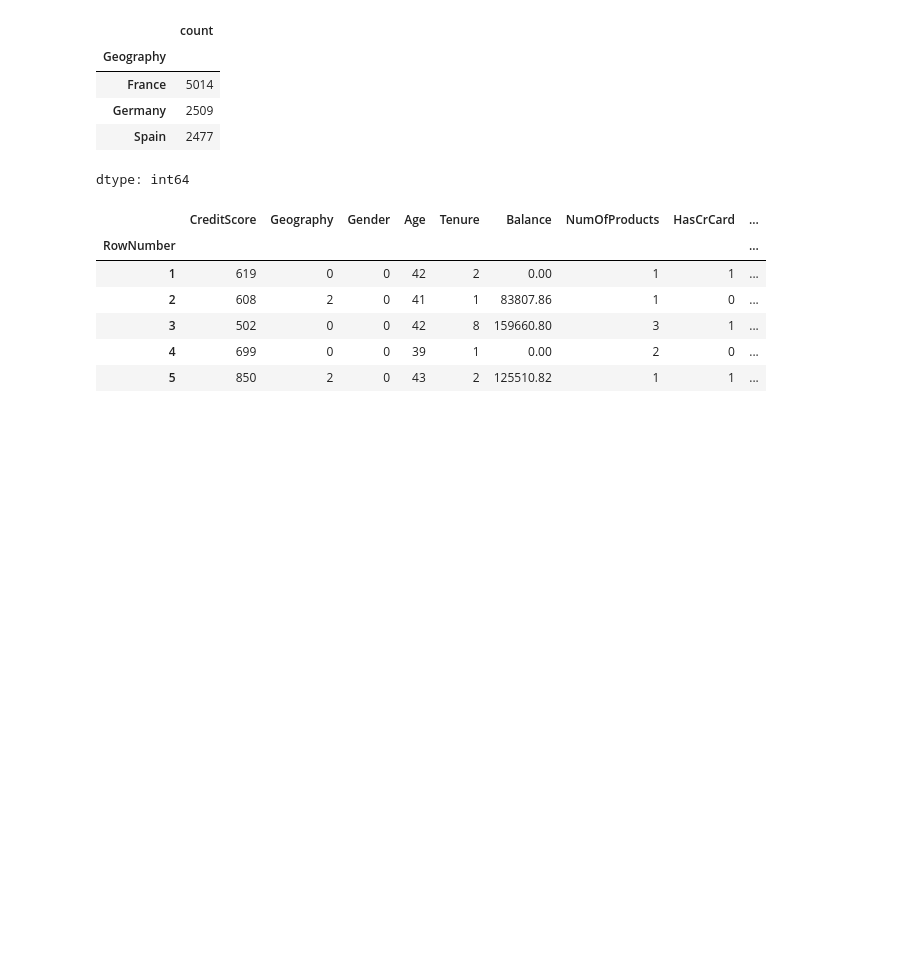
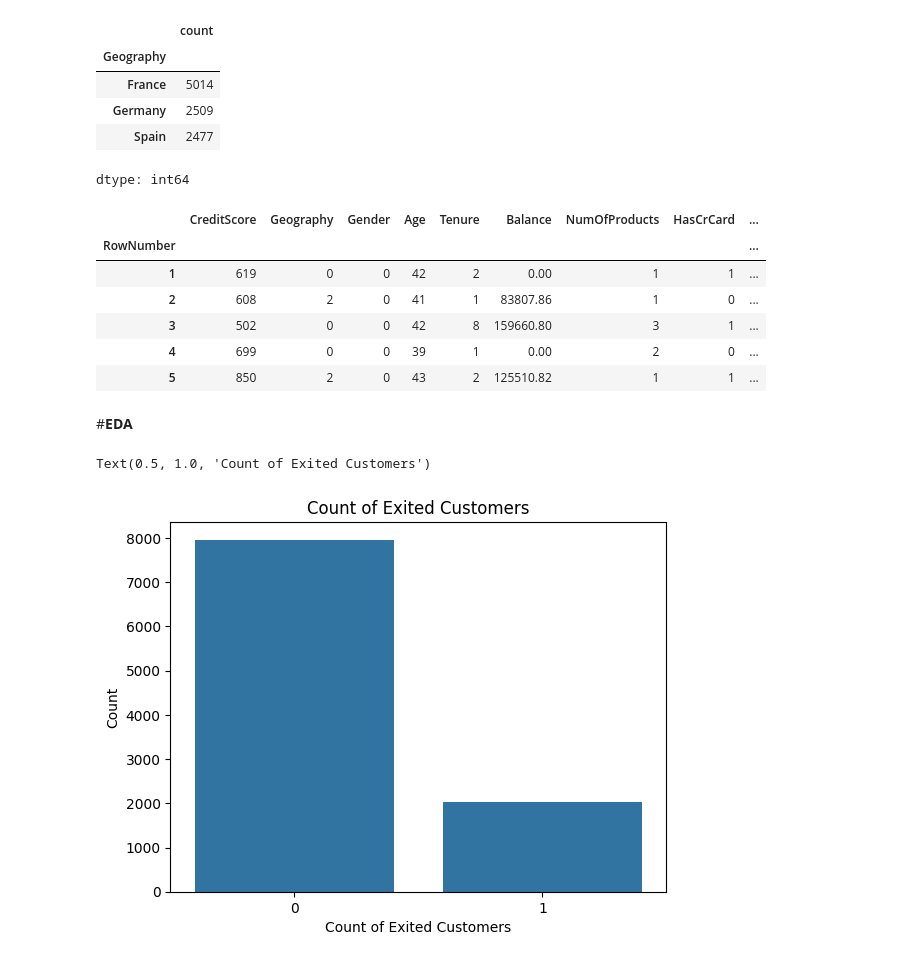
Before and after one commit to Saifullah785/deep-learning-projects, a Jupyter notebook: Project_05_Customer_Churn_classification_with_ANN/Project_05_Customer_Churn_classification_with_ANN.ipynb, the cells around one changed output. Cells and saved outputs as stored; diff of their text form; code cells hidden in the pictures; blank space fills up the shorter version.

```diff
--- a/Project_05_Customer_Churn_classification_with_ANN/Project_05_Customer_Churn_classification_with_ANN.ipynb
+++ b/Project_05_Customer_Churn_classification_with_ANN/Project_05_Customer_Churn_classification_with_ANN.ipynb
@@ -134,3 +134,13 @@ churn_data_encoded.head()
 | 3 | 502 | 0 | 0 | 42 | 8 | 159660.80 | 3 | 1 | ... |
 | 4 | 699 | 0 | 0 | 39 | 1 | 0.00 | 2 | 0 | ... |
 | 5 | 850 | 2 | 0 | 43 | 2 | 125510.82 | 1 | 1 | ... |
+# %% [markdown]
+#**EDA**
+# %%
+sns.countplot(x='Exited', data=churn_data)
+plt.xlabel('Count of Exited Customers')
+plt.ylabel('Count')
+plt.title('Count of Exited Customers')
+# %% [output]
+Text(0.5, 1.0, 'Count of Exited Customers')
+[figure, added]
```
Also changed, not shown: parts of 2 cells of this notebook.
